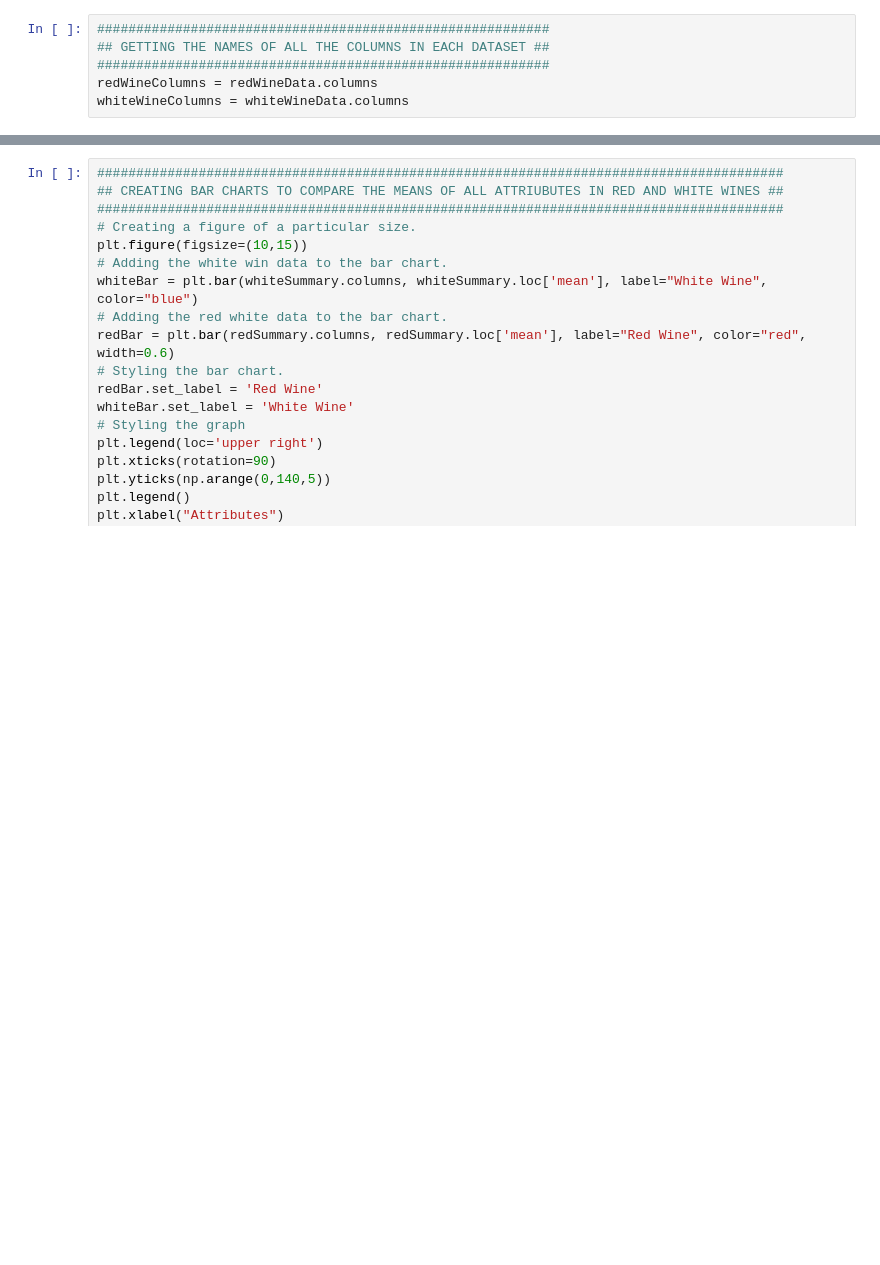
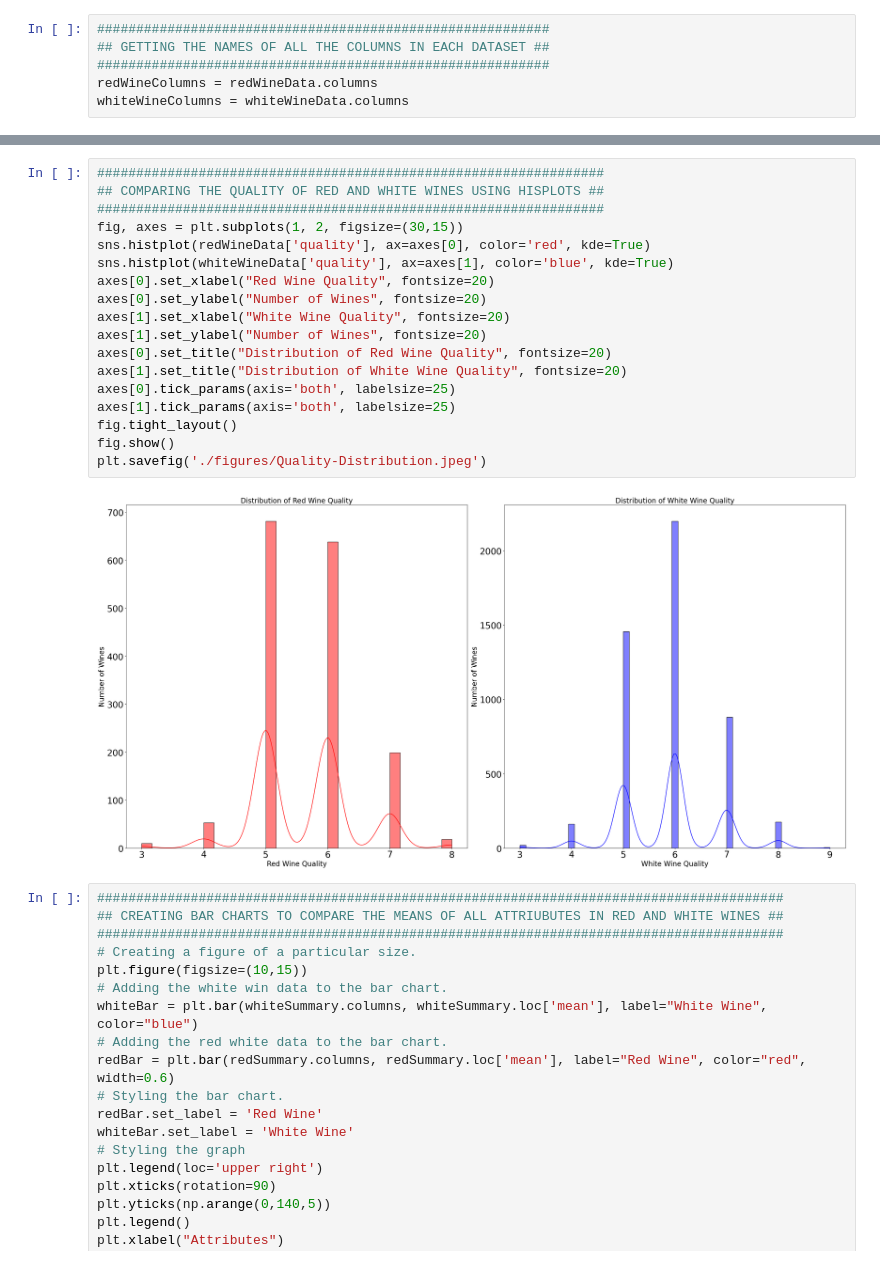
Before and after one commit to DivyeshVed/WIne-Quality, a Jupyter notebook: wine-quality.ipynb, the cells around one changed output, grey strips where cells are left out. Cells and saved outputs as stored; diff of their text form; blank space fills up the shorter version.

```diff
--- a/wine-quality.ipynb
+++ b/wine-quality.ipynb
@@ -72,6 +55,26 @@ plt.savefig('./figures/Quality-Distribution.jpeg')
 plt.show()
 # %% [output]
 [figure]
+# %%
+#################################################################
+## COMPARING THE QUALITY OF RED AND WHITE WINES USING HISPLOTS ##
+#################################################################
+fig, axes = plt.subplots(1, 2, figsize=(30,15))
+sns.histplot(redWineData['quality'], ax=axes[0], color='red', kde=True)
+sns.histplot(whiteWineData['quality'], ax=axes[1], color='blue', kde=True)
+axes[0].set_xlabel("Red Wine Quality", fontsize=20)
+axes[0].set_ylabel("Number of Wines", fontsize=20)
+axes[1].set_xlabel("White Wine Quality", fontsize=20)
+axes[1].set_ylabel("Number of Wines", fontsize=20)
+axes[0].set_title("Distribution of Red Wine Quality", fontsize=20)
+axes[1].set_title("Distribution of White Wine Quality", fontsize=20)
+axes[0].tick_params(axis='both', labelsize=25)
+axes[1].tick_params(axis='both', labelsize=25)
+fig.tight_layout()
+fig.show()
+plt.savefig('./figures/Quality-Distribution.jpeg')
+# %% [output]
+[figure, added]
 # %%
 ########################################################################################
 ## CREATING BAR CHARTS TO COMPARE THE MEANS OF ALL ATTRIUBUTES IN RED AND WHITE WINES ##
```
Also changed, not shown: parts of 4 cells of this notebook, 4 other files.
